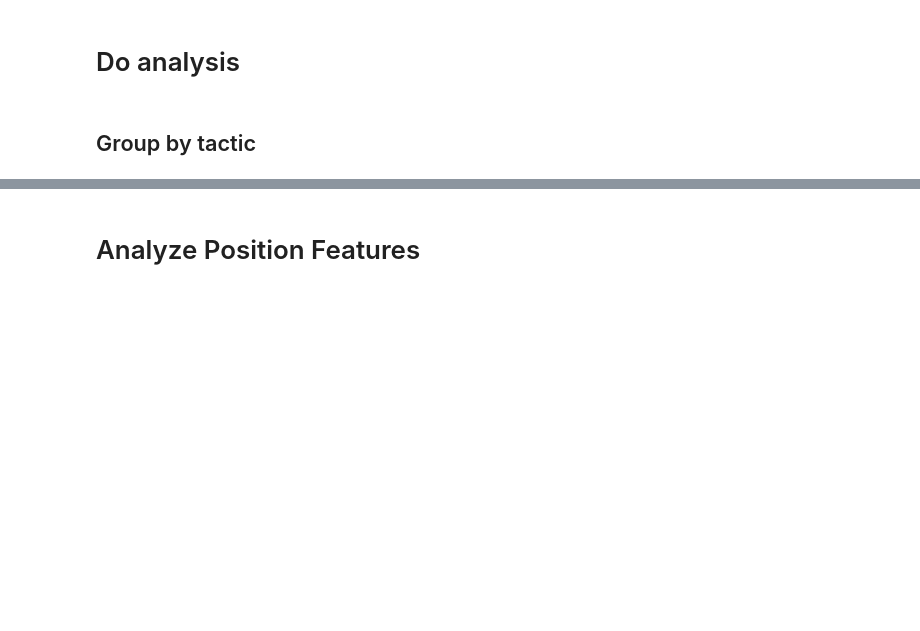
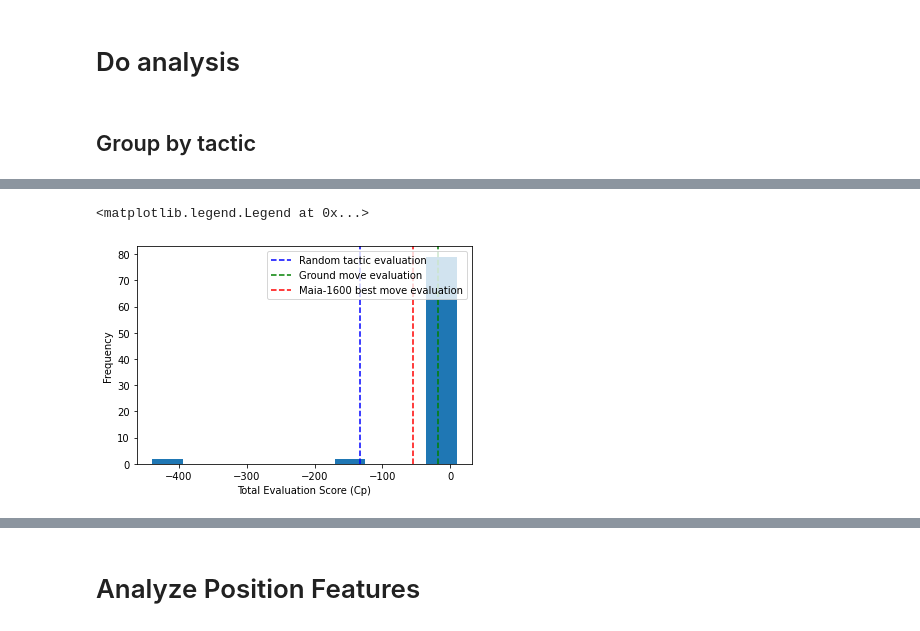
Before and after one commit to AbhijeetKrishnan/Popper, a Jupyter notebook: analysis.ipynb, the cells around one changed output, grey strips where cells are left out. Cells and saved outputs as stored; diff of their text form; code cells hidden in the pictures; blank space fills up the shorter version.

Commit message:
Change evaluation to only be of successor position

```diff
--- a/analysis.ipynb
+++ b/analysis.ipynb
@@ -64,11 +68,14 @@ plt.ylabel('Frequency')
 # %%
 plt.hist(agg['tactic_evals'], bins=10)
 plt.axvline(agg.loc[["f(A,B,C):-legal_move(B,C,A)"]]['tactic_evals'].values, linestyle='dashed', color='blue', label='Random tactic evaluation')
 plt.axvline(agg.loc[["f(A,B,C):-legal_move(B,C,A)"]]['ground_evals'].values, linestyle='dashed', color='green', label='Ground move evaluation')
-plt.axvline(agg.loc[["f(A,B,C):-legal_move(B,C,A)"]]['best_move_evals'].values, linestyle='dashed', color='red', label='Stockfish 14 best move evaluation')
+plt.axvline(agg.loc[["f(A,B,C):-legal_move(B,C,A)"]]['best_move_evals'].values, linestyle='dashed', color='red', label='Maia-1600 best move evaluation')
 plt.xlabel('Total Evaluation Score (Cp)')
 plt.ylabel('Frequency')
 plt.legend(loc=1)
+# %% [output]
+<matplotlib.legend.Legend at 0x...>
+[figure, added]
 # %%
 final = agg.sort_values(by = ['avg_divergence'], ascending = [True])
 final
```
Also changed, not shown: parts of 14 cells of this notebook, 2 other files.
